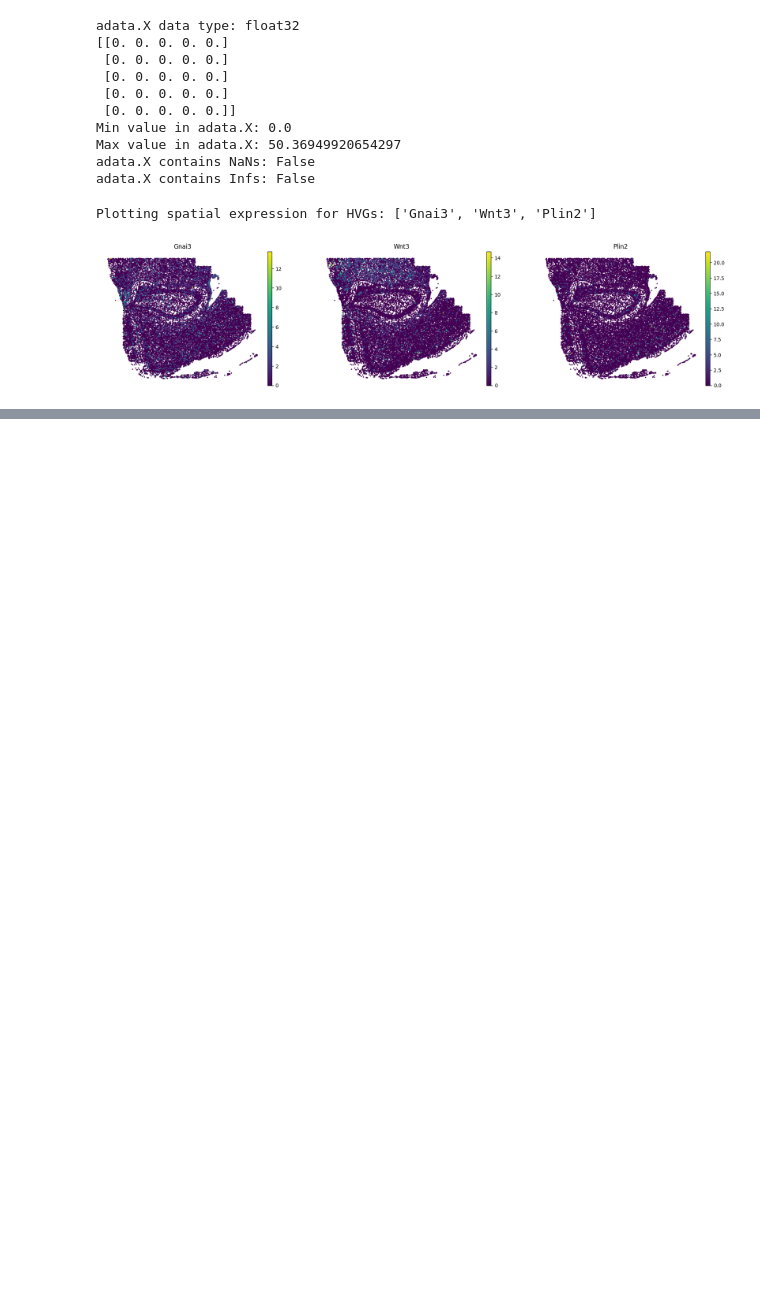
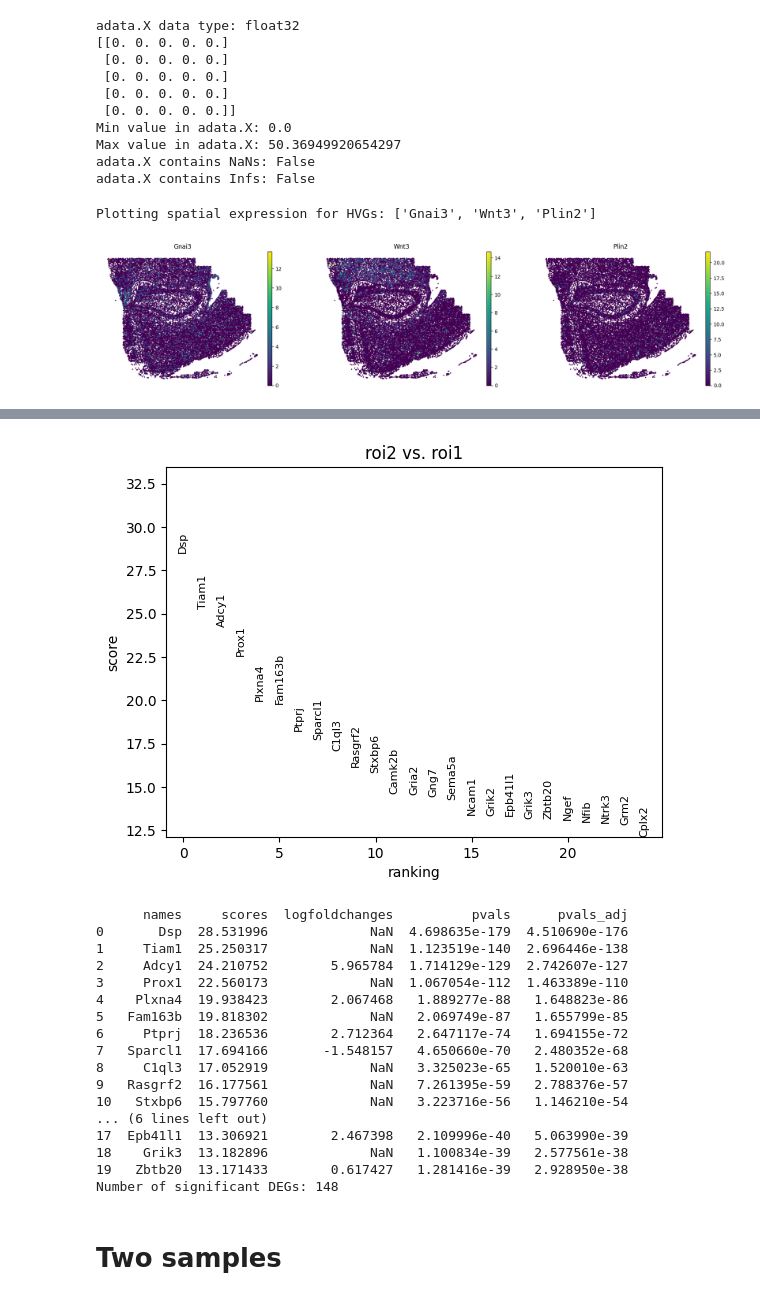
Before and after one commit to michal7kw/SPATIAL_data, a Jupyter notebook: p30/region_R4_analysis.ipynb, the cells around one changed output, grey strips where cells are left out. Cells and saved outputs as stored; diff of their text form; code cells hidden in the pictures; blank space fills up the shorter version.

```diff
--- a/p30/region_R4_analysis.ipynb
+++ b/p30/region_R4_analysis.ipynb
@@ -366,0 +514,14 @@ Plotting spatial expression for HVGs: ['Gnai3', 'Wnt3', 'Plin2']
+# %%
+# For multiple ROI assignments
+roi_assignments = {
+    "roi1": cell1_ids,
+    "roi2": cell2_ids
+}
+
+# Initialize column
+adata_v2.obs["roi"] = "unassigned"
+
+# Assign each ROI
+for roi_name, cell_list in roi_assignments.items():
+    mask = adata_v2.obs.index.isin(cell_list)
+    adata_v2.obs.loc[mask, "roi"] = roi_name
@@ -366,0 +537,55 @@ Plotting spatial expression for HVGs: ['Gnai3', 'Wnt3', 'Plin2']
+# %%
+import scanpy as sc
+import pandas as pd
+
+# First, subset to only cells in roi1 and roi2 (exclude unassigned)
+adata_roi = adata_v2[adata_v2.obs["roi"].isin(["roi1", "roi2"])].copy()
+
+# Run differential expression analysis
+sc.tl.rank_genes_groups(
+    adata_roi,
+    groupby='roi',  # Column containing your groups
+    method='wilcoxon',  # or 't-test', 'logreg', 't-test_overestim_var'
+    key_added='roi_deg',  # Key to store results
+    reference='roi1',  # Compare roi2 vs roi1 (or use 'rest' for one-vs-rest)
+    n_genes=None # Calculate for all genes
+)
+
+# View top DEGs
+sc.pl.rank_genes_groups(adata_roi, key='roi_deg', n_genes=25, sharey=False)
+
+# Get results as a DataFrame
+# Top genes upregulated in roi2 compared to roi1
+result = sc.get.rank_genes_groups_df(adata_roi, group='roi2', key='roi_deg')
+print(result.head(20))
+
+# Save full results
+result.to_csv('roi2_vs_roi1_DEGs.csv', index=False)
+
+# Filter by significance and fold change
+significant_degs = result[
+    (result['pvals_adj'] < 0.05) &  # Adjusted p-value threshold
+    (abs(result['logfoldchanges']) > 0.5)  # Log fold change threshold
+]
+print(f"Number of significant DEGs: {len(significant_degs)}")
+# %% [output]
+[figure, added]
+      names     scores  logfoldchanges          pvals      pvals_adj
+0       Dsp  28.531996             NaN  4.698635e-179  4.510690e-176
+1     Tiam1  25.250317             NaN  1.123519e-140  2.696446e-138
+2     Adcy1  24.210752        5.965784  1.714129e-129  2.742607e-127
+3     Prox1  22.560173             NaN  1.067054e-112  1.463389e-110
+4    Plxna4  19.938423        2.067468   1.889277e-88   1.648823e-86
+5   Fam163b  19.818302             NaN   2.069749e-87   1.655799e-85
+6     Ptprj  18.236536        2.712364   2.647117e-74   1.694155e-72
+7   Sparcl1  17.694166       -1.548157   4.650660e-70   2.480352e-68
+8     C1ql3  17.052919             NaN   3.325023e-65   1.520010e-63
+9   Rasgrf2  16.177561             NaN   7.261395e-59   2.788376e-57
+10   Stxbp6  15.797760             NaN   3.223716e-56   1.146210e-54
+... (6 lines left out)
+17  Epb41l1  13.306921        2.467398   2.109996e-40   5.063990e-39
+18    Grik3  13.182896             NaN   1.100834e-39   2.577561e-38
+19   Zbtb20  13.171433        0.617427   1.281416e-39   2.928950e-38
+Number of significant DEGs: 148
+# %% [markdown]
+# Two samples
```
Also changed, not shown: parts of 59 cells of this notebook, 5 other files.
